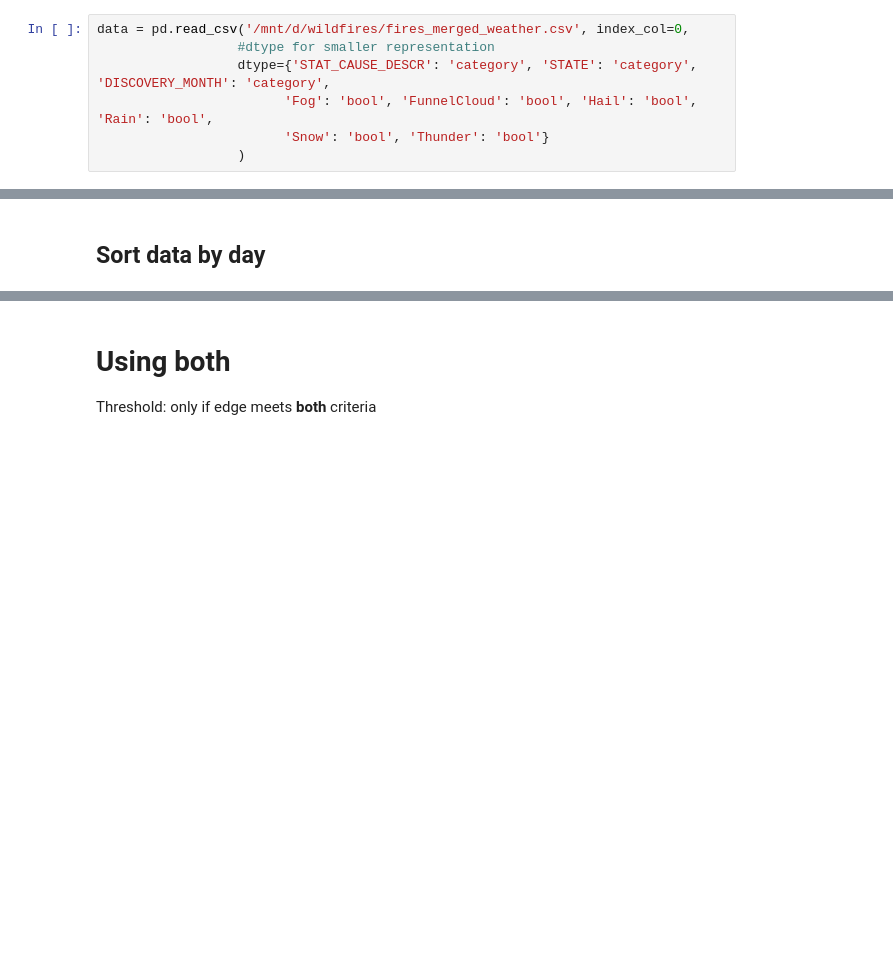
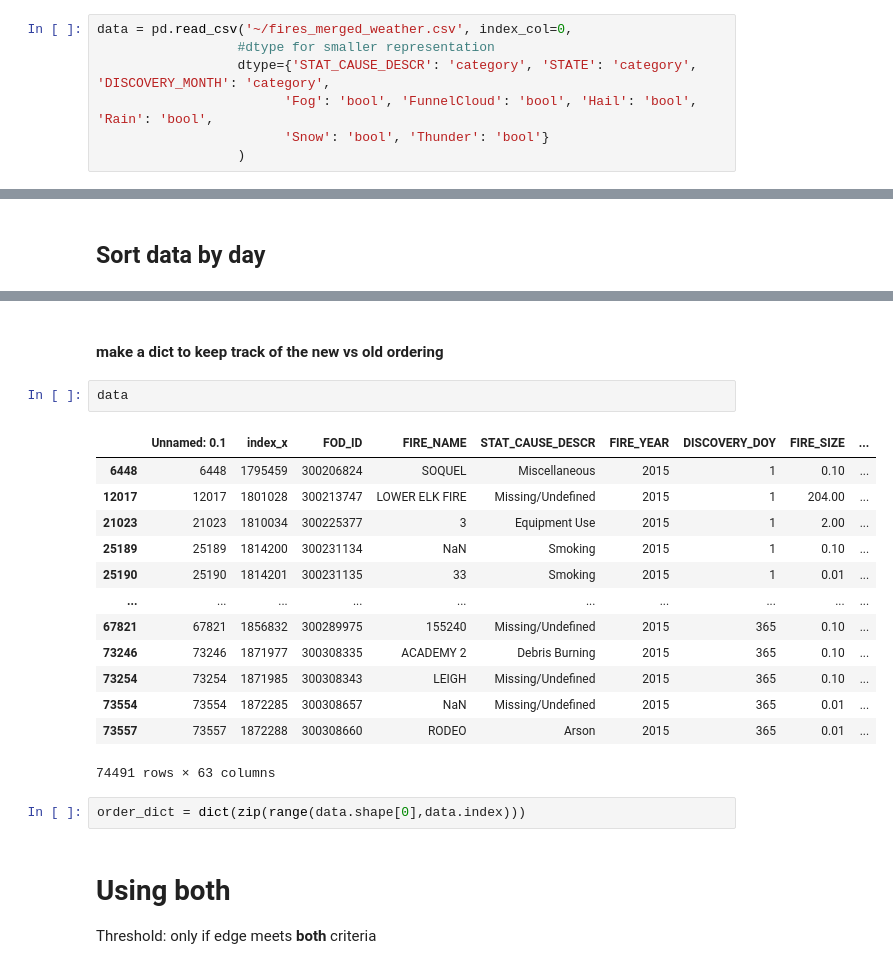
Before and after one commit to thejimster82/wildfire_GNN, a Jupyter notebook: adj/Adjacency 4.0.ipynb, the cells around one changed output, grey strips where cells are left out. Cells and saved outputs as stored; diff of their text form; blank space fills up the shorter version.

```diff
--- a/adj/Adjacency 4.0.ipynb
+++ b/adj/Adjacency 4.0.ipynb
@@ -11,5 +12,5 @@ from scipy import spatial, sparse
 # %%
-data = pd.read_csv('/mnt/d/wildfires/fires_merged_weather.csv', index_col=0,
+data = pd.read_csv('~/fires_merged_weather.csv', index_col=0,
                   #dtype for smaller representation
                   dtype={'STAT_CAUSE_DESCR': 'category', 'STATE': 'category', 'DISCOVERY_MONTH': 'category',
                         'Fog': 'bool', 'FunnelCloud': 'bool', 'Hail': 'bool', 'Rain': 'bool',
@@ -30,3 +35,23 @@ Wall time: 2.11 s
+# %% [markdown]
+#### make a dict to keep track of the new vs old ordering
+# %%
+data
+# %% [output]
+|  | Unnamed: 0.1 | index_x | FOD_ID | FIRE_NAME | STAT_CAUSE_DESCR | FIRE_YEAR | DISCOVERY_DOY | FIRE_SIZE | ... |
+| 6448 | 6448 | 1795459 | 300206824 | SOQUEL | Miscellaneous | 2015 | 1 | 0.10 | ... |
+| 12017 | 12017 | 1801028 | 300213747 | LOWER ELK FIRE | Missing/Undefined | 2015 | 1 | 204.00 | ... |
+| 21023 | 21023 | 1810034 | 300225377 | 3 | Equipment Use | 2015 | 1 | 2.00 | ... |
+| 25189 | 25189 | 1814200 | 300231134 | NaN | Smoking | 2015 | 1 | 0.10 | ... |
+| 25190 | 25190 | 1814201 | 300231135 | 33 | Smoking | 2015 | 1 | 0.01 | ... |
+| ... | ... | ... | ... | ... | ... | ... | ... | ... | ... |
+| 67821 | 67821 | 1856832 | 300289975 | 155240 | Missing/Undefined | 2015 | 365 | 0.10 | ... |
+| 73246 | 73246 | 1871977 | 300308335 | ACADEMY 2 | Debris Burning | 2015 | 365 | 0.10 | ... |
+| 73254 | 73254 | 1871985 | 300308343 | LEIGH | Missing/Undefined | 2015 | 365 | 0.10 | ... |
+| 73554 | 73554 | 1872285 | 300308657 | NaN | Missing/Undefined | 2015 | 365 | 0.01 | ... |
+| 73557 | 73557 | 1872288 | 300308660 | RODEO | Arson | 2015 | 365 | 0.01 | ... |
+74491 rows × 63 columns
+# %%
+order_dict = dict(zip(range(data.shape[0],data.index)))
 # %% [markdown]
 # Using both
 Threshold: only if edge meets **both** criteria
```
Also changed, not shown: parts of 7 cells of this notebook, 3 other files.
